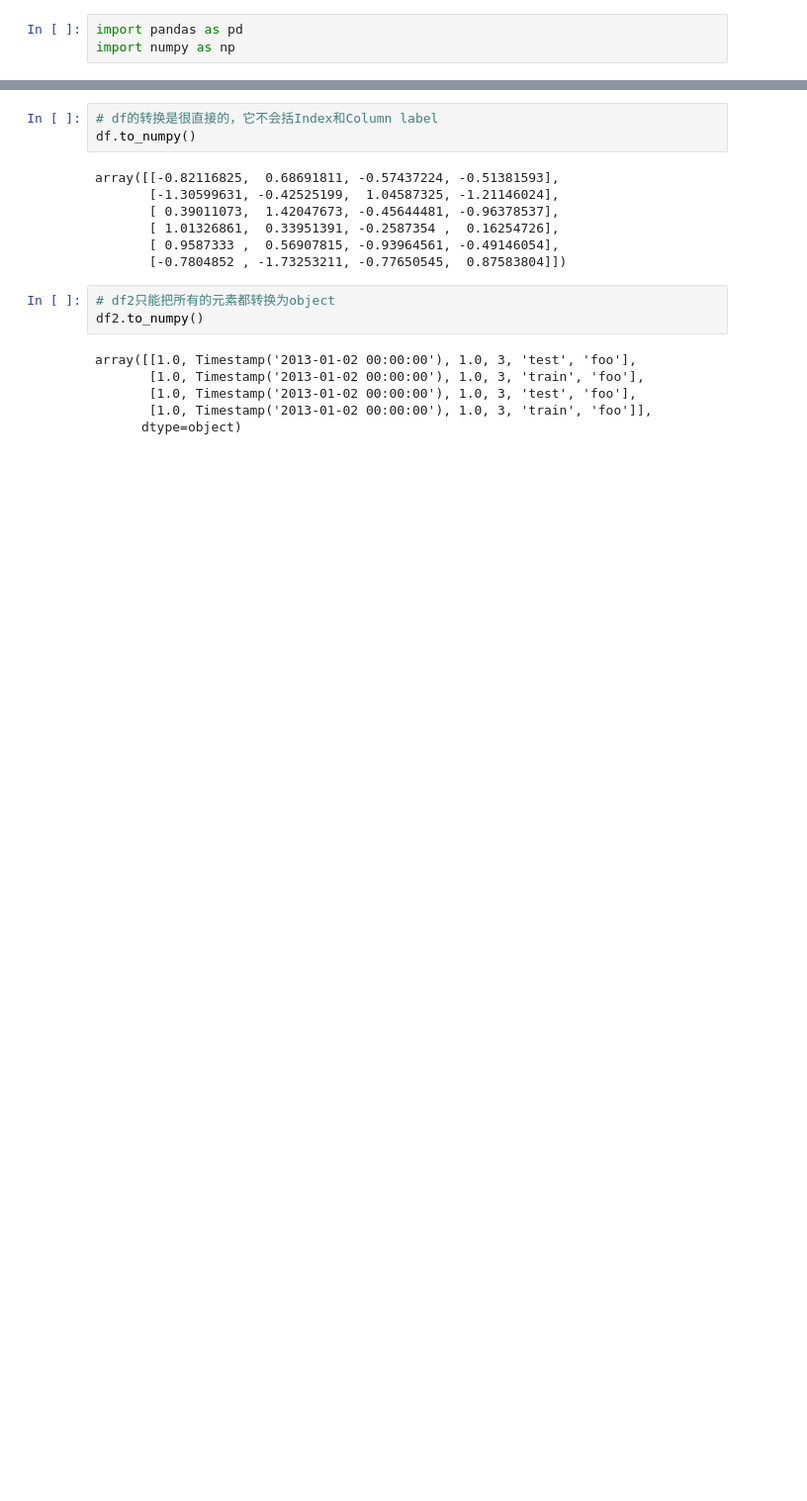
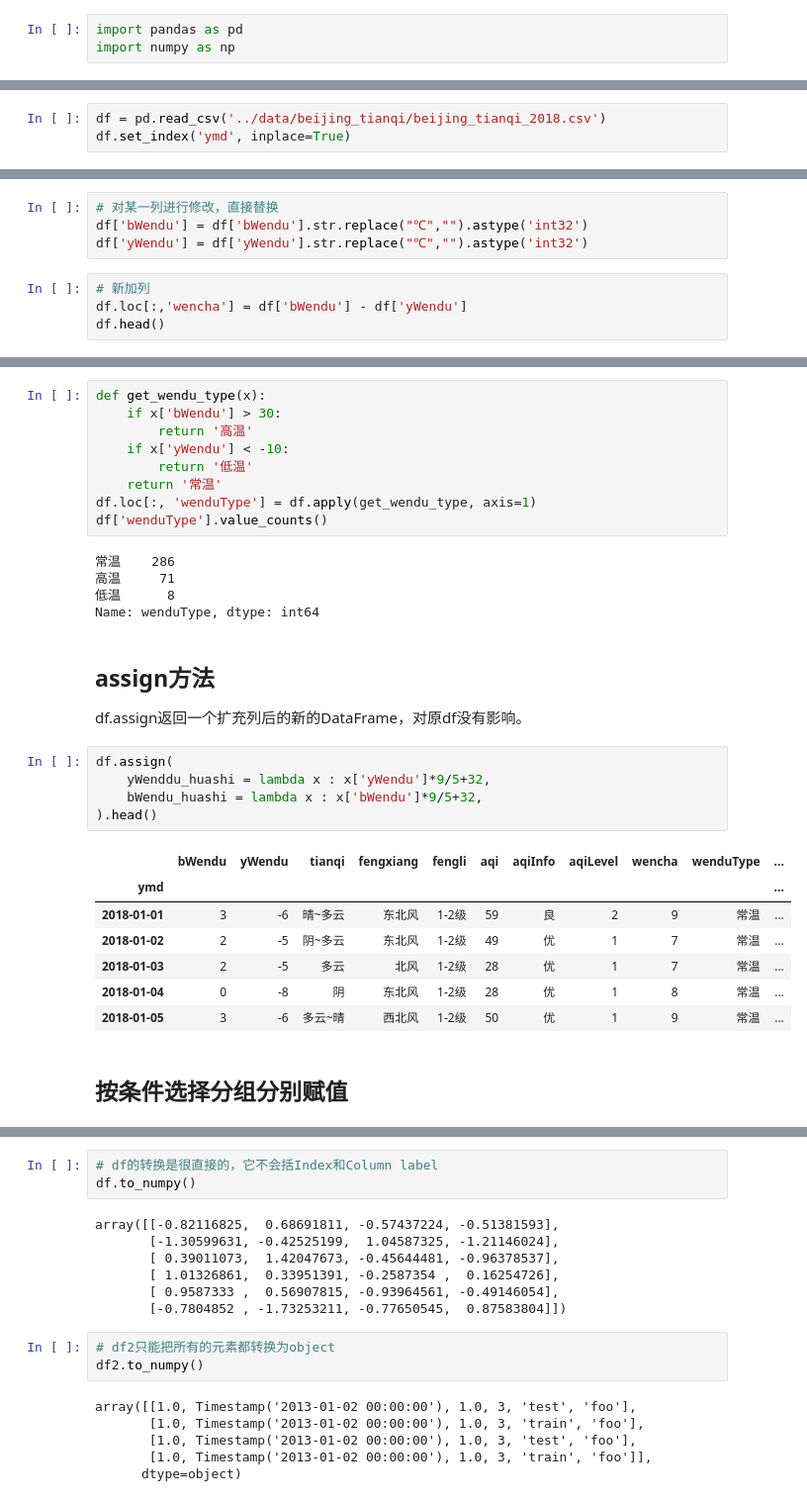
Before and after one commit to ronnyyoung/python-machine-learning, a Jupyter notebook: python/3rdparty-libs/pandas.ipynb, the cells around one changed output, grey strips where cells are left out. Shown at 99% size. Cells and saved outputs as stored; diff of their text form; blank space fills up the shorter version.

```diff
--- a/python/3rdparty-libs/pandas.ipynb
+++ b/python/3rdparty-libs/pandas.ipynb
@@ -103,0 +381,3 @@ Index(['A', 'B', 'C', 'D'], dtype='object')
+# %%
+df = pd.read_csv('../data/beijing_tianqi/beijing_tianqi_2018.csv')
+df.set_index('ymd', inplace=True)
@@ -103,0 +386,8 @@ Index(['A', 'B', 'C', 'D'], dtype='object')
+# %%
+# 对某一列进行修改，直接替换
+df['bWendu'] = df['bWendu'].str.replace("℃","").astype('int32')
+df['yWendu'] = df['yWendu'].str.replace("℃","").astype('int32')
+# %%
+# 新加列
+df.loc[:,'wencha'] = df['bWendu'] - df['yWendu']
+df.head()
@@ -103,0 +406,33 @@ Index(['A', 'B', 'C', 'D'], dtype='object')
+# %%
+def get_wendu_type(x):
+    if x['bWendu'] > 30:
+        return '高温'
+    if x['yWendu'] < -10:
+        return '低温'
+    return '常温'
+df.loc[:, 'wenduType'] = df.apply(get_wendu_type, axis=1)
+df['wenduType'].value_counts()
+# %% [output]
+常温    286
+高温     71
+低温      8
+Name: wenduType, dtype: int64
+# %% [markdown]
+## assign方法
+
+df.assign返回一个扩充列后的新的DataFrame，对原df没有影响。
+# %%
+df.assign(
+    yWenddu_huashi = lambda x : x['yWendu']*9/5+32,
+    bWendu_huashi = lambda x : x['bWendu']*9/5+32,
+).head()
+# %% [output]
+|  | bWendu | yWendu | tianqi | fengxiang | fengli | aqi | aqiInfo | aqiLevel | wencha | wenduType | ... |
+| ymd |  |  |  |  |  |  |  |  |  |  | ... |
+| 2018-01-01 | 3 | -6 | 晴~多云 | 东北风 | 1-2级 | 59 | 良 | 2 | 9 | 常温 | ... |
+| 2018-01-02 | 2 | -5 | 阴~多云 | 东北风 | 1-2级 | 49 | 优 | 1 | 7 | 常温 | ... |
+| 2018-01-03 | 2 | -5 | 多云 | 北风 | 1-2级 | 28 | 优 | 1 | 7 | 常温 | ... |
+| 2018-01-04 | 0 | -8 | 阴 | 东北风 | 1-2级 | 28 | 优 | 1 | 8 | 常温 | ... |
+| 2018-01-05 | 3 | -6 | 多云~晴 | 西北风 | 1-2级 | 50 | 优 | 1 | 9 | 常温 | ... |
+# %% [markdown]
+## 按条件选择分组分别赋值
```
Also changed, not shown: parts of 131 cells of this notebook, 2 other files.
